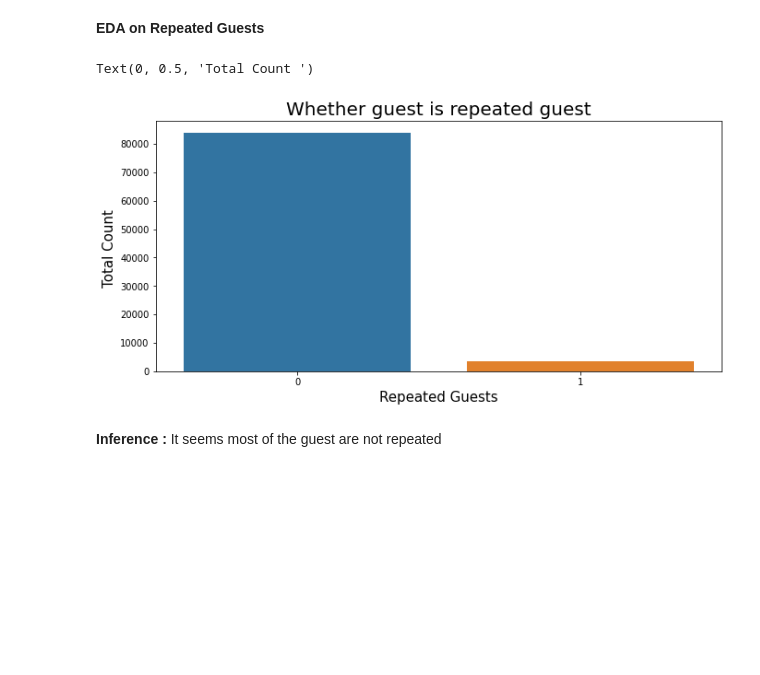
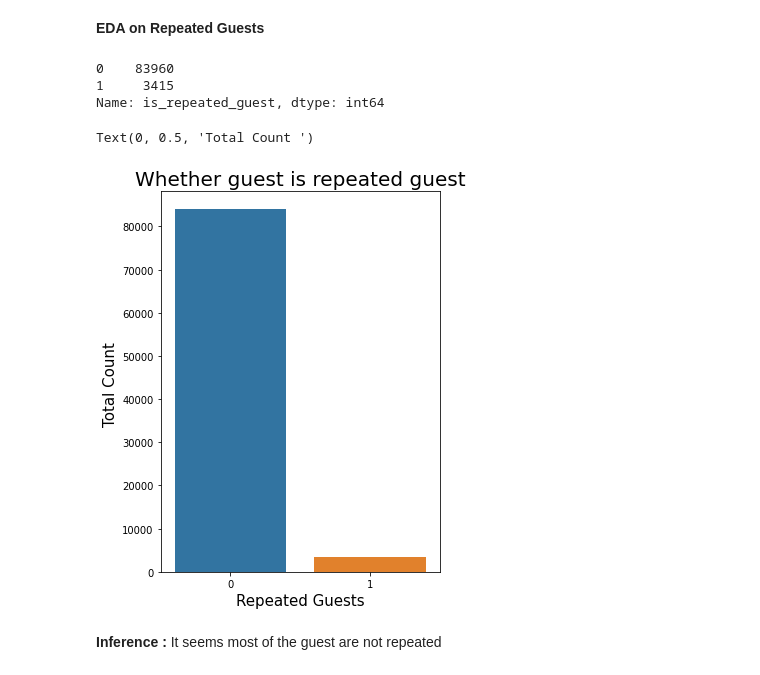
Before and after one commit to rohithv-21/Hotel-booking-analysis, a Jupyter notebook: Hotel_booking_analysis_(Team).ipynb, the cells around one changed output. Drawn from its saved outputs; the diff is of its cells as text; code cells hidden in the pictures; blank space fills up the shorter version.

```diff
--- a/Hotel_booking_analysis_(Team).ipynb
+++ b/Hotel_booking_analysis_(Team).ipynb
@@ -519,14 +519,22 @@ Text(0, 0.5, 'Total Count ')
 **Inference :** We do notice a roller coaster trend for the arrival day of month. So we cant clearly specify which day has high arrival rate
 # %% [markdown]
 **EDA on Repeated Guests**
+# %%
+# checking for count of repeated guests
+
+df['is_repeated_guest'].value_counts()
+# %% [output]
+0    83960
+1     3415
+Name: is_repeated_guest, dtype: int64
 # %%
-plt.figure(figsize=(11,5))
+plt.figure(figsize=(5,7))
 sns.countplot(data = df, x = 'is_repeated_guest').set_title('Whether guest is repeated guest', fontsize = 20)
 plt.xlabel('Repeated Guests', fontsize = 15)
 plt.ylabel('Total Count ',fontsize = 15)
 # %% [output]
 Text(0, 0.5, 'Total Count ')
-[figure, old version]
+[figure, new version]
 # %% [markdown]
 **Inference :** It seems most of the guest are not repeated
 # %% [markdown]
```
Also changed, not shown: parts of 2 cells of this notebook.
